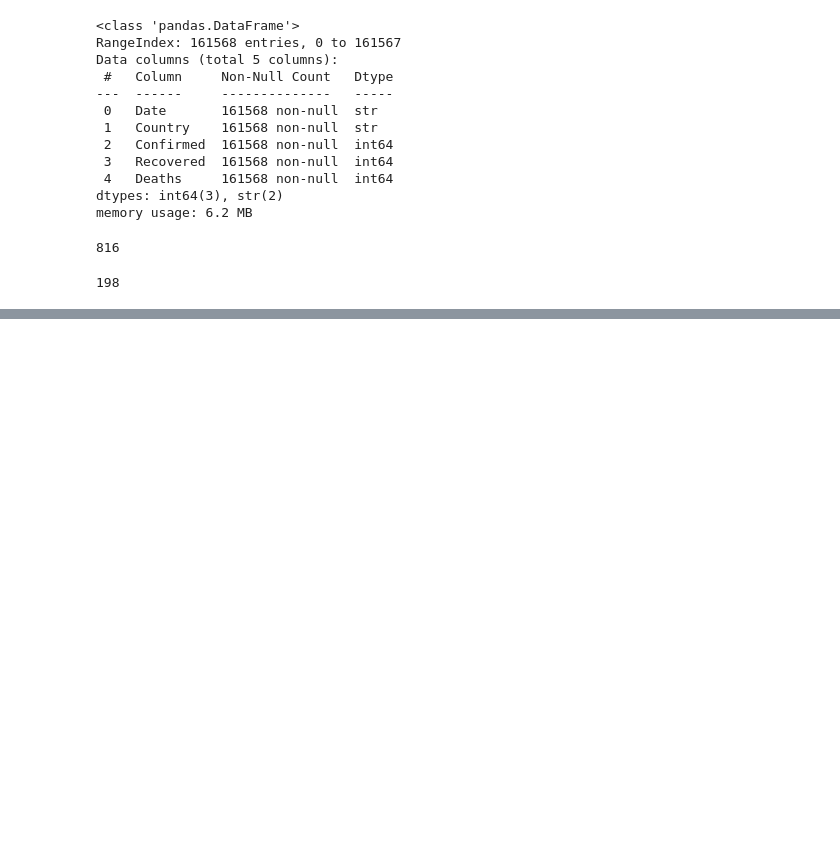
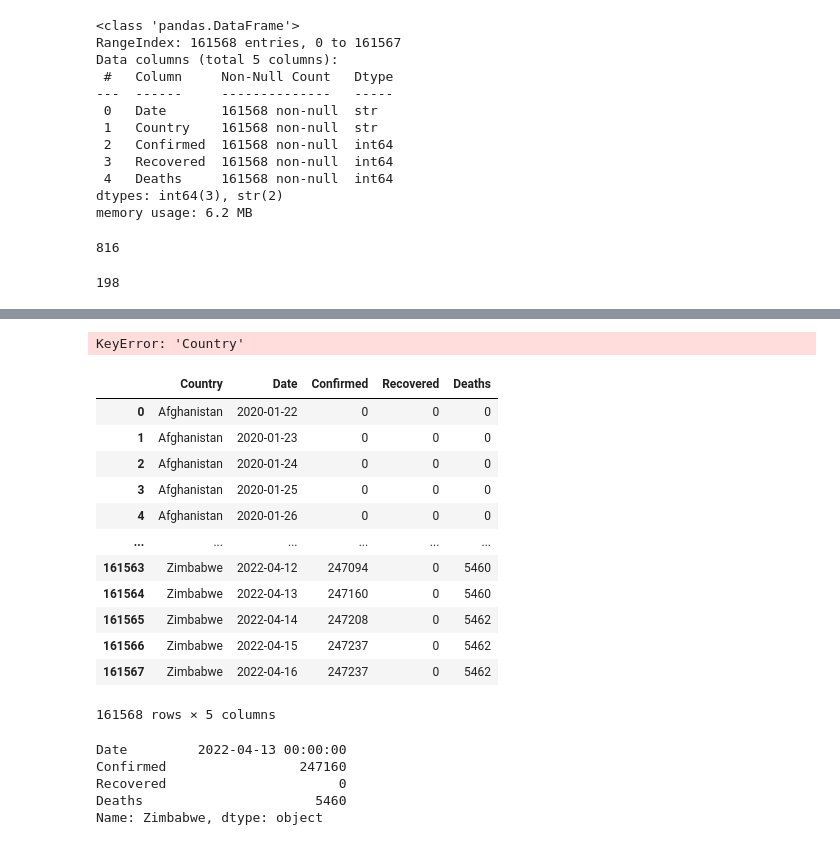
Before and after one commit to Manan-hhm/dataAdventure, a Jupyter notebook: Concept Notes/Pandas/RdDatasets.ipynb, the cells around one changed output, grey strips where cells are left out. Cells and saved outputs as stored; diff of their text form; code cells hidden in the pictures; blank space fills up the shorter version.

```diff
--- a/Concept Notes/Pandas/RdDatasets.ipynb
+++ b/Concept Notes/Pandas/RdDatasets.ipynb
@@ -47,0 +61,2 @@ countries_covid_data["Country"].nunique()
+# %%
+countries_covid_data.set_index("Country")       #change the index of a DataFrame
@@ -47,0 +78,2 @@ countries_covid_data["Country"].nunique()
+# %%
+countries_covid_data.set_index("Country").loc[0]          #not an index anymore so loc not applicable
@@ -47,0 +82,2 @@ countries_covid_data["Country"].nunique()
+# %%
+countries_covid_data.set_index("Country").loc["India"]  #now index is referred
@@ -47,0 +99,2 @@ countries_covid_data["Country"].nunique()
+# %%
+country_indexed_DF = countries_covid_data.set_index("Country")
@@ -47,0 +118,28 @@ countries_covid_data["Country"].nunique()
+# %%
+country_indexed_DF["Country"]     #index can't be selected like a normal column
+# %% [output]
+KeyError: 'Country'
+# %%
+country_indexed_DF.reset_index()        #reset index to solve previous problem
+# %% [output]
+|  | Country | Date | Confirmed | Recovered | Deaths |
+| 0 | Afghanistan | 2020-01-22 | 0 | 0 | 0 |
+| 1 | Afghanistan | 2020-01-23 | 0 | 0 | 0 |
+| 2 | Afghanistan | 2020-01-24 | 0 | 0 | 0 |
+| 3 | Afghanistan | 2020-01-25 | 0 | 0 | 0 |
+| 4 | Afghanistan | 2020-01-26 | 0 | 0 | 0 |
+| ... | ... | ... | ... | ... | ... |
+| 161563 | Zimbabwe | 2022-04-12 | 247094 | 0 | 5460 |
+| 161564 | Zimbabwe | 2022-04-13 | 247160 | 0 | 5460 |
+| 161565 | Zimbabwe | 2022-04-14 | 247208 | 0 | 5462 |
+| 161566 | Zimbabwe | 2022-04-15 | 247237 | 0 | 5462 |
+| 161567 | Zimbabwe | 2022-04-16 | 247237 | 0 | 5462 |
+161568 rows × 5 columns
+# %%
+country_indexed_DF.iloc[161564]   #get number based row even in a changed index Dataframe
+# %% [output]
+Date         2022-04-13 00:00:00
+Confirmed                 247160
+Recovered                      0
+Deaths                      5460
+Name: Zimbabwe, dtype: object
```
Also changed, not shown: parts of 19 cells of this notebook.
